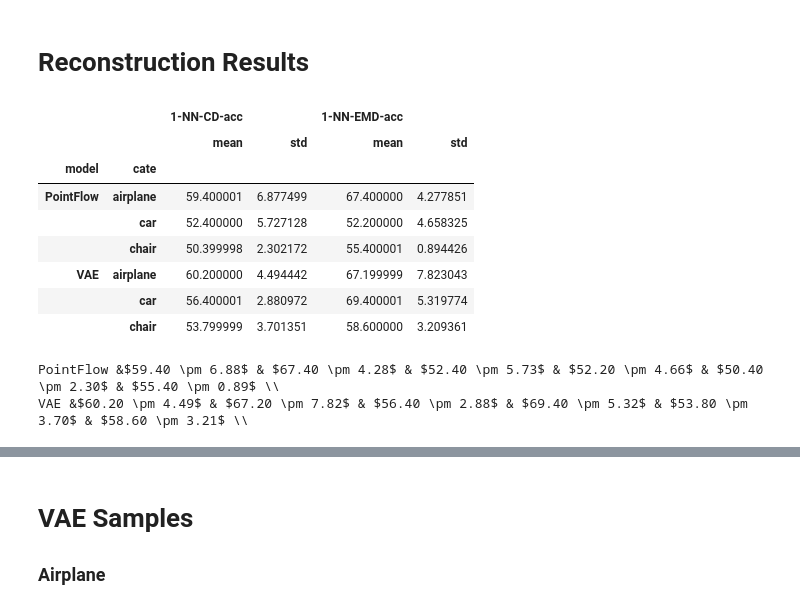
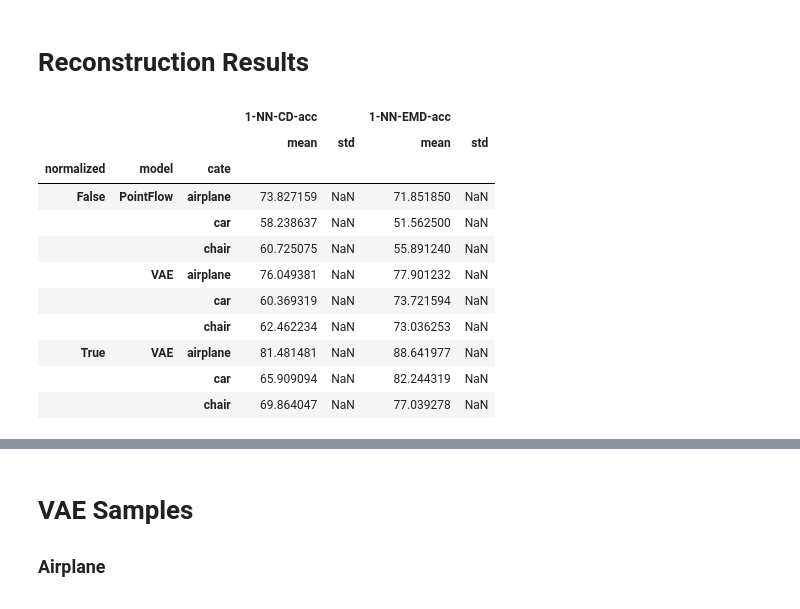
Before and after one commit to ErnstRoell/PointFlow, a Jupyter notebook: vizualize_gen_results.ipynb, the cells around one changed output, grey strips where cells are left out. Saved outputs shown, nothing was run; the diff lists cells and outputs as text; code cells hidden in the pictures.

```diff
--- a/vizualize_gen_results.ipynb
+++ b/vizualize_gen_results.ipynb
@@ -85,24 +85,20 @@ df["1-NN-CD-acc"] = df["1-NN-CD-acc"] * 100
 df["1-NN-EMD-acc"] = df["1-NN-EMD-acc"] * 100
 df["normalized"] = df["normalized"].astype(str)
 # %%
-dg = df[["1-NN-CD-acc","1-NN-EMD-acc","model","cate"]].groupby(["model","cate"]).agg(["mean","std"])
+dg = df[["1-NN-CD-acc","1-NN-EMD-acc","model","cate","normalized"]].groupby(["normalized","model","cate",]).agg(["mean","std"])
 dg
 # %% [output]
-|  |  | 1-NN-CD-acc |  | 1-NN-EMD-acc |  |
-|  |  | mean | std | mean | std |
-| model | cate |  |  |  |  |
-| PointFlow | airplane | 59.400001 | 6.877499 | 67.400000 | 4.277851 |
-|  | car | 52.400000 | 5.727128 | 52.200000 | 4.658325 |
-|  | chair | 50.399998 | 2.302172 | 55.400001 | 0.894426 |
-| VAE | airplane | 60.200000 | 4.494442 | 67.199999 | 7.823043 |
-|  | car | 56.400001 | 2.880972 | 69.400001 | 5.319774 |
-|  | chair | 53.799999 | 3.701351 | 58.600000 | 3.209361 |
+|  |  |  | 1-NN-CD-acc |  | 1-NN-EMD-acc |  |
+|  |  |  | mean | std | mean | std |
+| normalized | model | cate |  |  |  |  |
+| False | PointFlow | airplane | 73.827159 | NaN | 71.851850 | NaN |
+|  |  | car | 58.238637 | NaN | 51.562500 | NaN |
+|  |  | chair | 60.725075 | NaN | 55.891240 | NaN |
+|  | VAE | airplane | 76.049381 | NaN | 77.901232 | NaN |
+|  |  | car | 60.369319 | NaN | 73.721594 | NaN |
+|  |  | chair | 62.462234 | NaN | 73.036253 | NaN |
+| True | VAE | airplane | 81.481481 | NaN | 88.641977 | NaN |
+|  |  | car | 65.909094 | NaN | 82.244319 | NaN |
+|  |  | chair | 69.864047 | NaN | 77.039278 | NaN |
 # %%
 models = dg.index.get_level_values('model').unique().tolist()
-# %%
-for model in models:
-    table_row = f"{model} &" + table_to_latex_row(dg.loc[model])
-    print(table_row)
-# %% [output]
-PointFlow &$59.40 \pm 6.88$ & $67.40 \pm 4.28$ & $52.40 \pm 5.73$ & $52.20 \pm 4.66$ & $50.40 \pm 2.30$ & $55.40 \pm 0.89$ \\
-VAE &$60.20 \pm 4.49$ & $67.20 \pm 7.82$ & $56.40 \pm 2.88$ & $69.40 \pm 5.32$ & $53.80 \pm 3.70$ & $58.60 \pm 3.21$ \\
```
Also changed, not shown: parts of 5 cells of this notebook, 18 other files.
